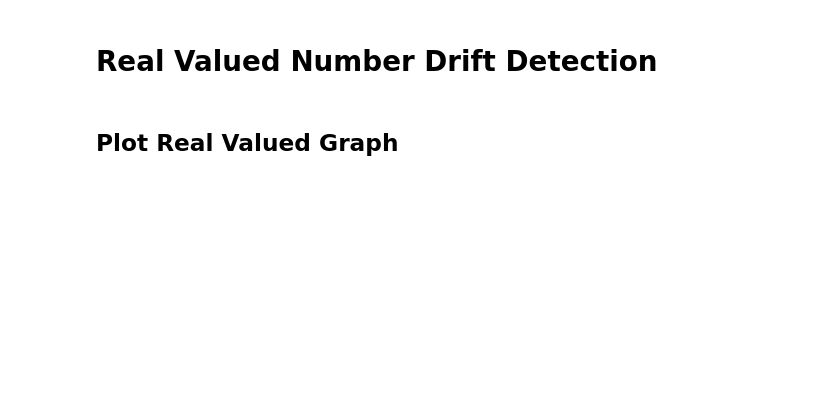
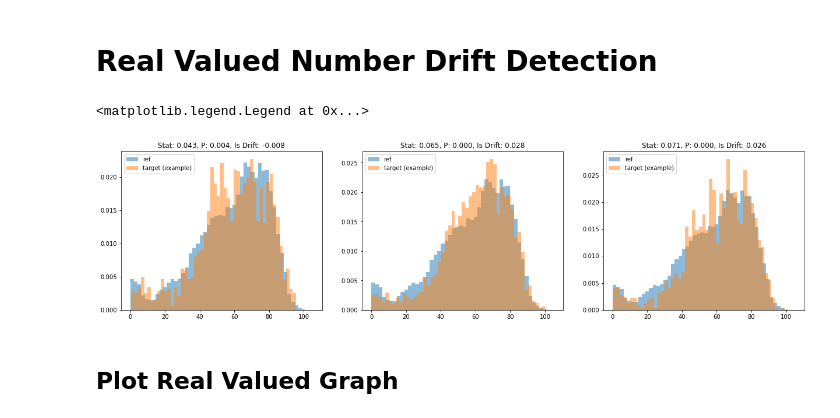
Before and after one commit to microsoft/MedImaging-ModelDriftMonitoring, a Jupyter notebook: experiments/experiment1_input_analysis/dicom_metadata/dicom_metadata_drift.ipynb, the cells around one changed output. Drawn from its saved outputs; the diff is of its cells as text; code cells hidden in the pictures; blank space fills up the shorter version.

```diff
--- a/experiments/experiment1_input_analysis/dicom_metadata/dicom_metadata_drift.ipynb
+++ b/experiments/experiment1_input_analysis/dicom_metadata/dicom_metadata_drift.ipynb
@@ -62,0 +132,43 @@ df_roll_p = df_target[col].resample(resolution).apply(
+# %%
+fig, (ax1, ax2, ax3) = plt.subplots(1, 3, figsize=(7*3, 5))
+
+i = 438-90
+target = sum(dfx.iloc[i: i + N].values, [])
+target = save[10]
+
+stat, p = ks_2samp(df_ref[col], target)
+crit = calc_critical_value(len(df_ref), len(target), alpha=1)
+
+is_drift_ = stat-crit
+
+ax1.set_title(f"Stat: {stat:.3f}, P: {p:.3f}, Is Drift: {is_drift_:.3f}")
+ax1.hist(df_ref[col], alpha=0.5, label='ref', density=True, bins=50)
+ax1.hist(target, alpha=.5, label='target (example)', density=True, bins=50)
+ax1.legend()
+
+
+i = 438-90
+target = sum(dfx.iloc[i: i + N].values, [])
+stat, p = ks_2samp(df_ref[col], target)
+crit = calc_critical_value(len(df_ref), len(target), alpha=1)
+
+is_drift_ = stat-crit
+ax2.set_title(f"Stat: {stat:.3f}, P: {p:.3f}, Is Drift: {is_drift_:.3f}")
+ax2.hist(df_ref[col], alpha=0.5, label='ref', density=True, bins=50)
+ax2.hist(target, alpha=.5, label='target (example)', density=True, bins=50)
+ax2.legend()
+
+
+i = 0
+target = sum(dfx.iloc[i: i + N].values, [])
+stat, p = ks_2samp(df_ref[col], target)
+crit = calc_critical_value(len(df_ref), len(target), alpha=1)
+
+is_drift_ = stat-crit
+ax3.set_title(f"Stat: {stat:.3f}, P: {p:.3f}, Is Drift: {is_drift_:.3f}")
+ax3.hist(df_ref[col], alpha=0.5, label='ref', density=True, bins=50)
+ax3.hist(target, alpha=.5, label='target (example)', density=True, bins=50)
+ax3.legend()
+# %% [output]
+<matplotlib.legend.Legend at 0x...>
+[figure, added]
```
Also changed, not shown: parts of 13 cells of this notebook, 1 other file.
